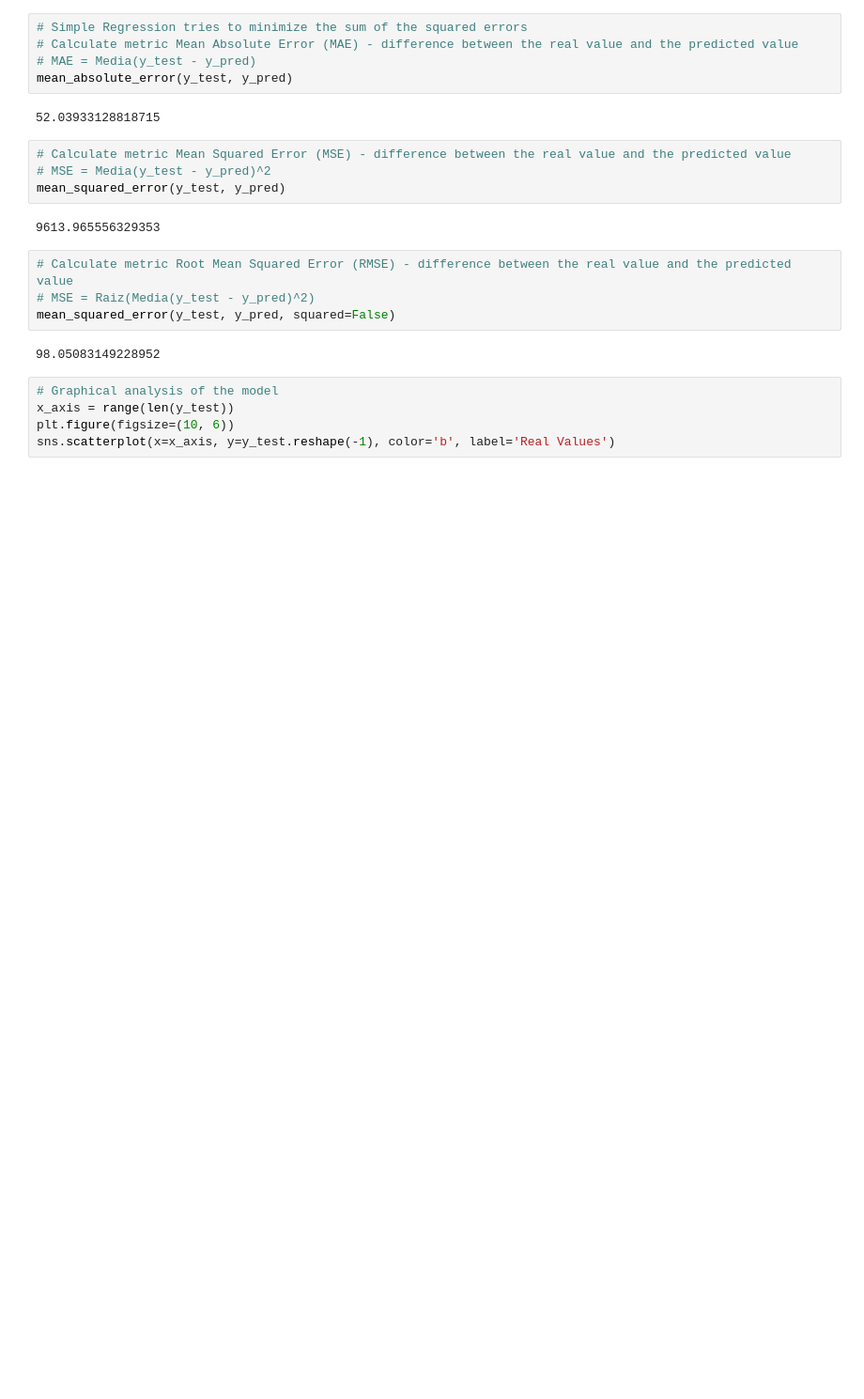
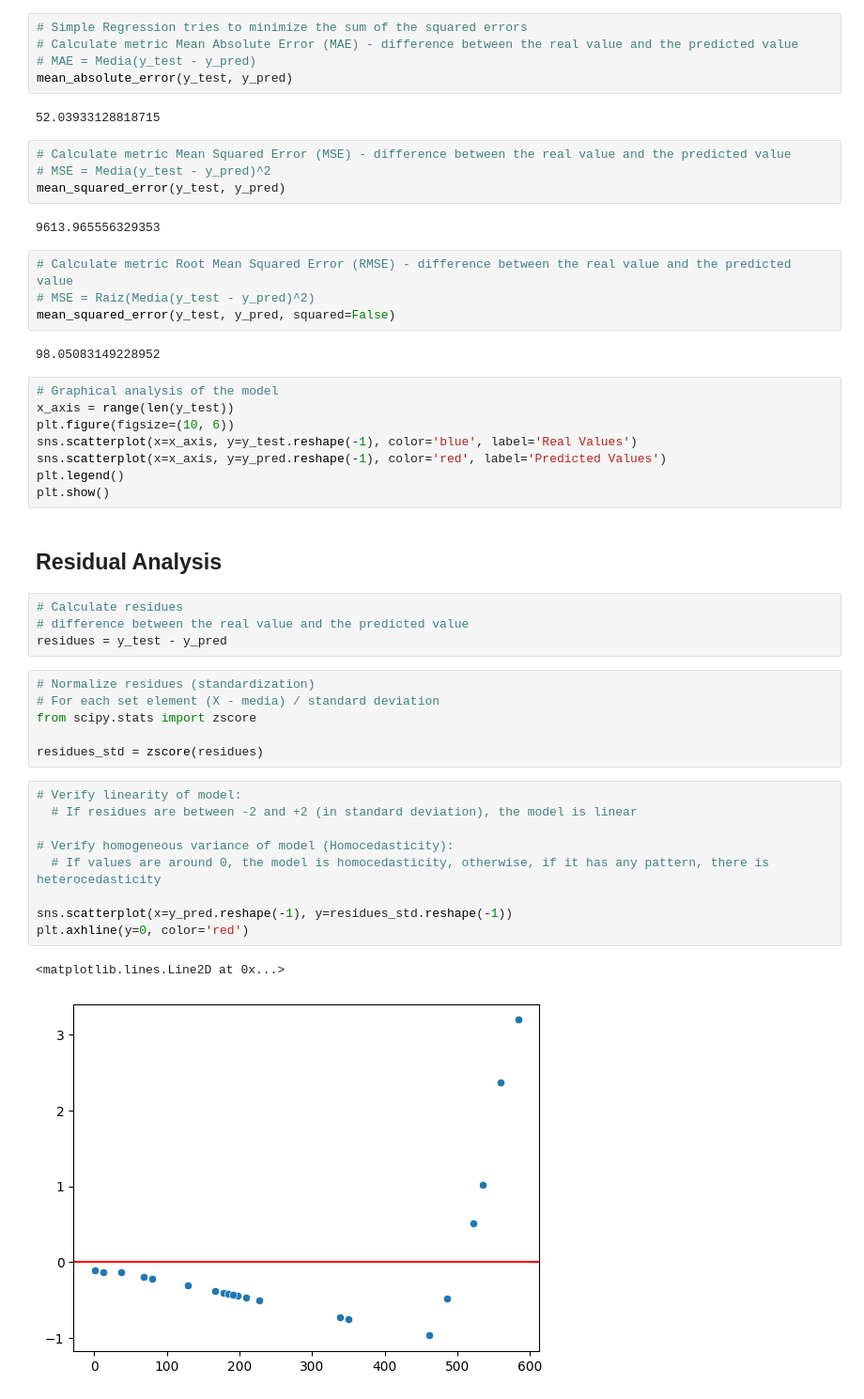
Before and after one commit to CaiqueRibeiro/study-pontuation-model, a Jupyter notebook: pontuation_model.ipynb, the cells around one changed output. Shown at 94% size. Drawn from its saved outputs; the diff is of its cells as text; blank space fills up the shorter version.

Commit message:
residual analysis

```diff
--- a/pontuation_model.ipynb
+++ b/pontuation_model.ipynb
@@ -122,4 +122,31 @@ mean_squared_error(y_test, y_pred, squared=False)
 # Graphical analysis of the model
 x_axis = range(len(y_test))
 plt.figure(figsize=(10, 6))
-sns.scatterplot(x=x_axis, y=y_test.reshape(-1), color='b', label='Real Values')
+sns.scatterplot(x=x_axis, y=y_test.reshape(-1), color='blue', label='Real Values')
+sns.scatterplot(x=x_axis, y=y_pred.reshape(-1), color='red', label='Predicted Values')
+plt.legend()
+plt.show()
+# %% [markdown]
+## Residual Analysis
+# %%
+# Calculate residues
+# difference between the real value and the predicted value
+residues = y_test - y_pred
+# %%
+# Normalize residues (standardization)
+# For each set element (X - media) / standard deviation
+from scipy.stats import zscore
+
+residues_std = zscore(residues)
+# %%
+# Verify linearity of model:
+  # If residues are between -2 and +2 (in standard deviation), the model is linear
+
+# Verify homogeneous variance of model (Homocedasticity):
+  # If values are around 0, the model is homocedasticity, otherwise, if it has any pattern, there is heterocedasticity
+
+sns.scatterplot(x=y_pred.reshape(-1), y=residues_std.reshape(-1))
+plt.axhline(y=0, color='red')
+# %% [output]
+<matplotlib.lines.Line2D at 0x...>
+[figure, added]
```
Also changed, not shown: parts of 2 cells of this notebook.
